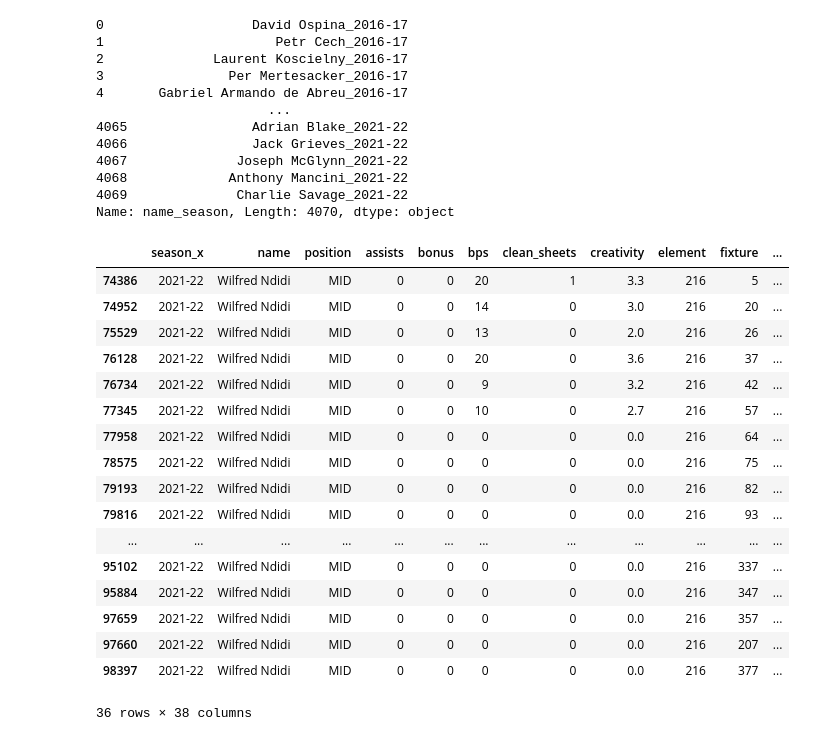
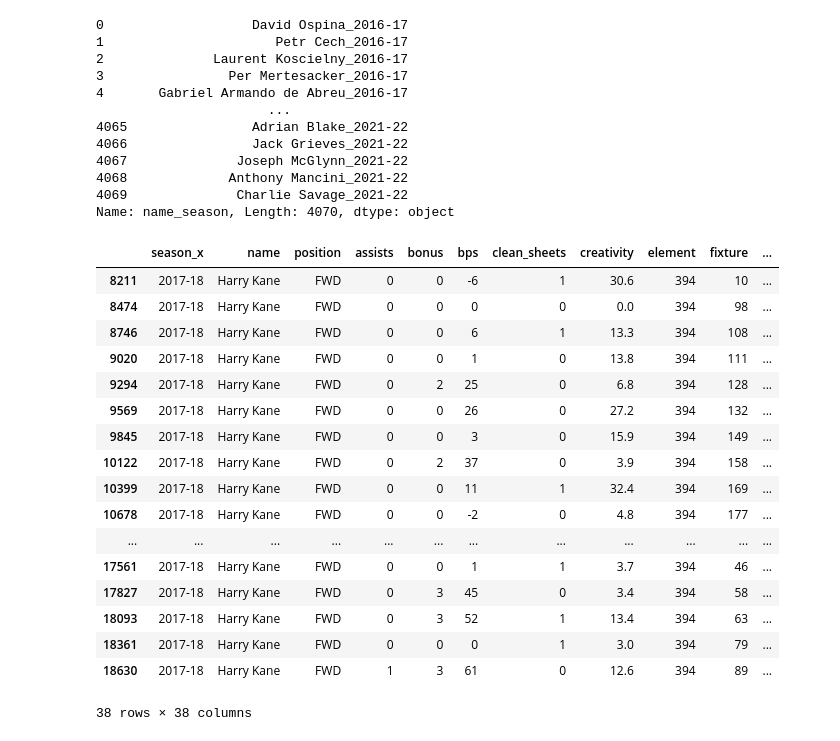
Before and after one commit to laniyadapo/FantasyPremierLeague, a Jupyter notebook: fantasy_test.ipynb, the cells around one changed output. Saved outputs shown, nothing was run; the diff lists cells and outputs as text; code cells hidden in the pictures.

```diff
--- a/fantasy_test.ipynb
+++ b/fantasy_test.ipynb
@@ -2,7 +2,7 @@
 import pandas as pd
 
 
-df_allseasons = pd.read_csv('/home/famou/MavenCode/Fantasy_Premier_League_Manager/Fantasy-Premier-League/data/cleaned_merged_seasons.csv')
+df_allseasons = pd.read_csv('cleaned_merged_seasons.csv')
 
 df_allseasons.head()
 # %% [output]
@@ -139,25 +166,25 @@ teams=dict(zip(hist.name_season, hist.team_name))
 
 df_allseasons['club_name'] = df_allseasons['name_season'].map(teams)
 # %%
-subset  = ['Wilfred Ndidi_2021-22']
+subset  = ['Harry Kane_2017-18']
 check = df_allseasons[df_allseasons.name_season.isin(subset)]
 check
 # %% [output]
 |  | season_x | name | position | assists | bonus | bps | clean_sheets | creativity | element | fixture | ... |
-| 74386 | 2021-22 | Wilfred Ndidi | MID | 0 | 0 | 20 | 1 | 3.3 | 216 | 5 | ... |
-| 74952 | 2021-22 | Wilfred Ndidi | MID | 0 | 0 | 14 | 0 | 3.0 | 216 | 20 | ... |
-| 75529 | 2021-22 | Wilfred Ndidi | MID | 0 | 0 | 13 | 0 | 2.0 | 216 | 26 | ... |
-| 76128 | 2021-22 | Wilfred Ndidi | MID | 0 | 0 | 20 | 0 | 3.6 | 216 | 37 | ... |
-| 76734 | 2021-22 | Wilfred Ndidi | MID | 0 | 0 | 9 | 0 | 3.2 | 216 | 42 | ... |
-| 77345 | 2021-22 | Wilfred Ndidi | MID | 0 | 0 | 10 | 0 | 2.7 | 216 | 57 | ... |
-| 77958 | 2021-22 | Wilfred Ndidi | MID | 0 | 0 | 0 | 0 | 0.0 | 216 | 64 | ... |
-| 78575 | 2021-22 | Wilfred Ndidi | MID | 0 | 0 | 0 | 0 | 0.0 | 216 | 75 | ... |
-| 79193 | 2021-22 | Wilfred Ndidi | MID | 0 | 0 | 0 | 0 | 0.0 | 216 | 82 | ... |
-| 79816 | 2021-22 | Wilfred Ndidi | MID | 0 | 0 | 0 | 0 | 0.0 | 216 | 93 | ... |
+| 8211 | 2017-18 | Harry Kane | FWD | 0 | 0 | -6 | 1 | 30.6 | 394 | 10 | ... |
+| 8474 | 2017-18 | Harry Kane | FWD | 0 | 0 | 0 | 0 | 0.0 | 394 | 98 | ... |
+| 8746 | 2017-18 | Harry Kane | FWD | 0 | 0 | 6 | 1 | 13.3 | 394 | 108 | ... |
+| 9020 | 2017-18 | Harry Kane | FWD | 0 | 0 | 1 | 0 | 13.8 | 394 | 111 | ... |
+| 9294 | 2017-18 | Harry Kane | FWD | 0 | 2 | 25 | 0 | 6.8 | 394 | 128 | ... |
+| 9569 | 2017-18 | Harry Kane | FWD | 0 | 0 | 26 | 0 | 27.2 | 394 | 132 | ... |
+| 9845 | 2017-18 | Harry Kane | FWD | 0 | 0 | 3 | 0 | 15.9 | 394 | 149 | ... |
+| 10122 | 2017-18 | Harry Kane | FWD | 0 | 2 | 37 | 0 | 3.9 | 394 | 158 | ... |
+| 10399 | 2017-18 | Harry Kane | FWD | 0 | 0 | 11 | 1 | 32.4 | 394 | 169 | ... |
+| 10678 | 2017-18 | Harry Kane | FWD | 0 | 0 | -2 | 0 | 4.8 | 394 | 177 | ... |
 | ... | ... | ... | ... | ... | ... | ... | ... | ... | ... | ... | ... |
-| 95102 | 2021-22 | Wilfred Ndidi | MID | 0 | 0 | 0 | 0 | 0.0 | 216 | 337 | ... |
-| 95884 | 2021-22 | Wilfred Ndidi | MID | 0 | 0 | 0 | 0 | 0.0 | 216 | 347 | ... |
-| 97659 | 2021-22 | Wilfred Ndidi | MID | 0 | 0 | 0 | 0 | 0.0 | 216 | 357 | ... |
-| 97660 | 2021-22 | Wilfred Ndidi | MID | 0 | 0 | 0 | 0 | 0.0 | 216 | 207 | ... |
-| 98397 | 2021-22 | Wilfred Ndidi | MID | 0 | 0 | 0 | 0 | 0.0 | 216 | 377 | ... |
+| 17561 | 2017-18 | Harry Kane | FWD | 0 | 0 | 1 | 1 | 3.7 | 394 | 46 | ... |
+| 17827 | 2017-18 | Harry Kane | FWD | 0 | 3 | 45 | 0 | 3.4 | 394 | 58 | ... |
+| 18093 | 2017-18 | Harry Kane | FWD | 0 | 3 | 52 | 1 | 13.4 | 394 | 63 | ... |
+| 18361 | 2017-18 | Harry Kane | FWD | 0 | 0 | 0 | 1 | 3.0 | 394 | 79 | ... |
+| 18630 | 2017-18 | Harry Kane | FWD | 1 | 3 | 61 | 0 | 12.6 | 394 | 89 | ... |
-36 rows × 38 columns
+38 rows × 38 columns
```
Also changed, not shown: parts of 19 cells of this notebook, 1 other file.
